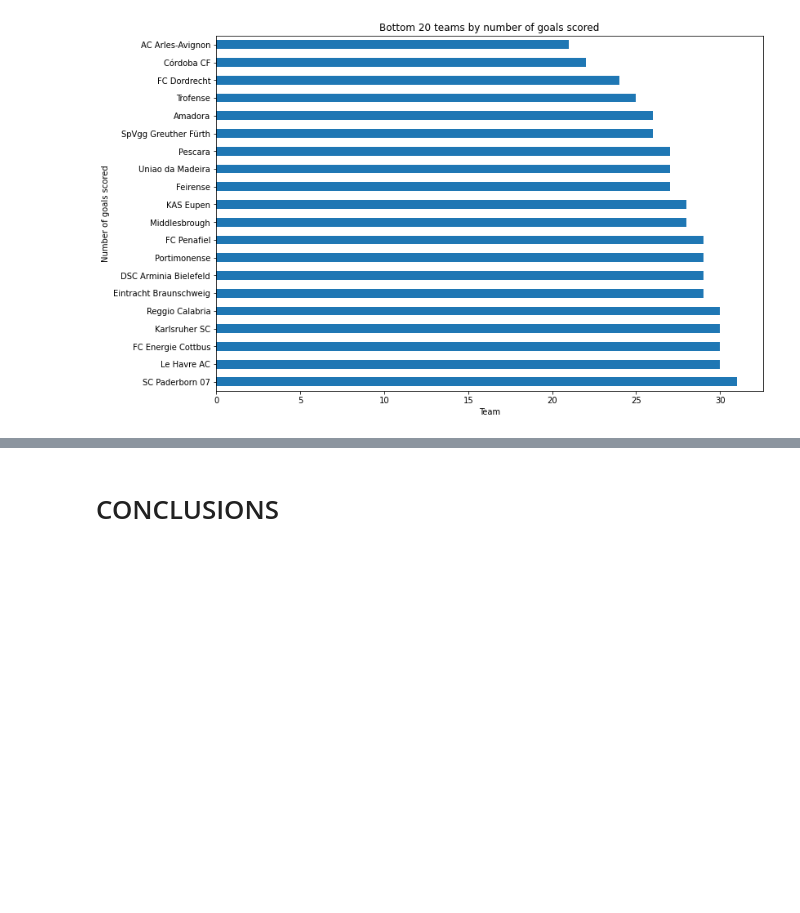
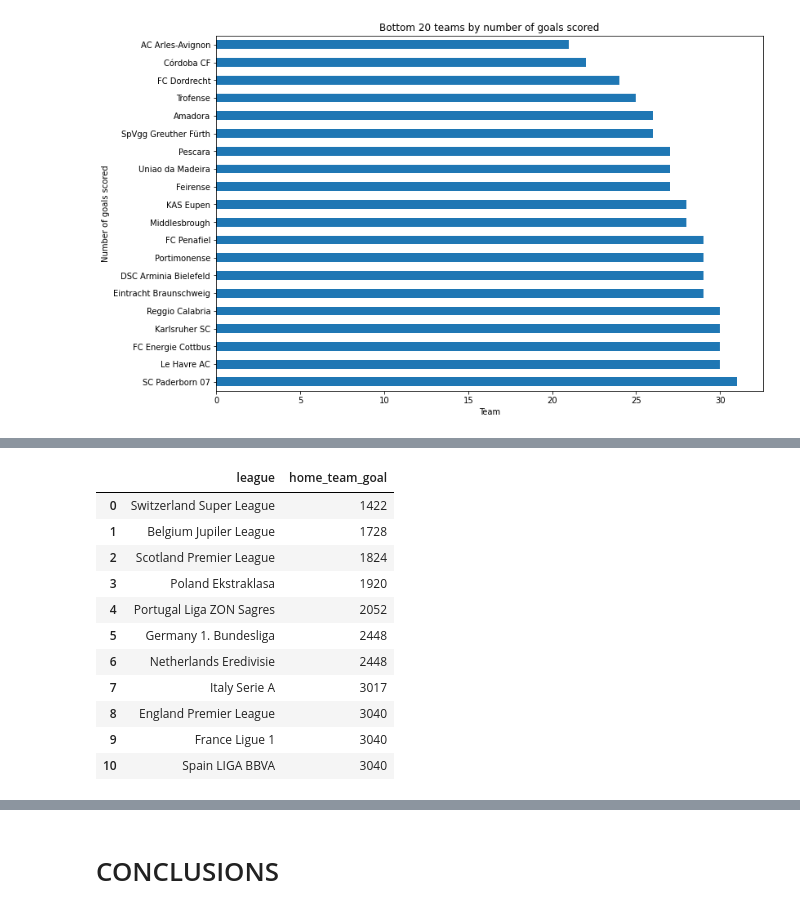
Before and after one commit to tunji-dev/Udacity_Data_Analyst_Nanodegree, a Jupyter notebook: project_2_investigate_soccer_dataset/soccer_dataset.ipynb, the cells around one changed output, grey strips where cells are left out. Cells and saved outputs as stored; diff of their text form; code cells hidden in the pictures; blank space fills up the shorter version.

Commit message:
prepares table for analysis

```diff
--- a/project_2_investigate_soccer_dataset/soccer_dataset.ipynb
+++ b/project_2_investigate_soccer_dataset/soccer_dataset.ipynb
@@ -567,0 +571,16 @@ plt.ylabel('Number of goals scored');
+# %%
+# The total games for each league was already analyzed earlier
+total_match_per_league
+# %% [output]
+|  | league | home_team_goal |
+| 0 | Switzerland Super League | 1422 |
+| 1 | Belgium Jupiler League | 1728 |
+| 2 | Scotland Premier League | 1824 |
+| 3 | Poland Ekstraklasa | 1920 |
+| 4 | Portugal Liga ZON Sagres | 2052 |
+| 5 | Germany 1. Bundesliga | 2448 |
+| 6 | Netherlands Eredivisie | 2448 |
+| 7 | Italy Serie A | 3017 |
+| 8 | England Premier League | 3040 |
+| 9 | France Ligue 1 | 3040 |
+| 10 | Spain LIGA BBVA | 3040 |
```
Also changed, not shown: parts of 4 cells of this notebook.
